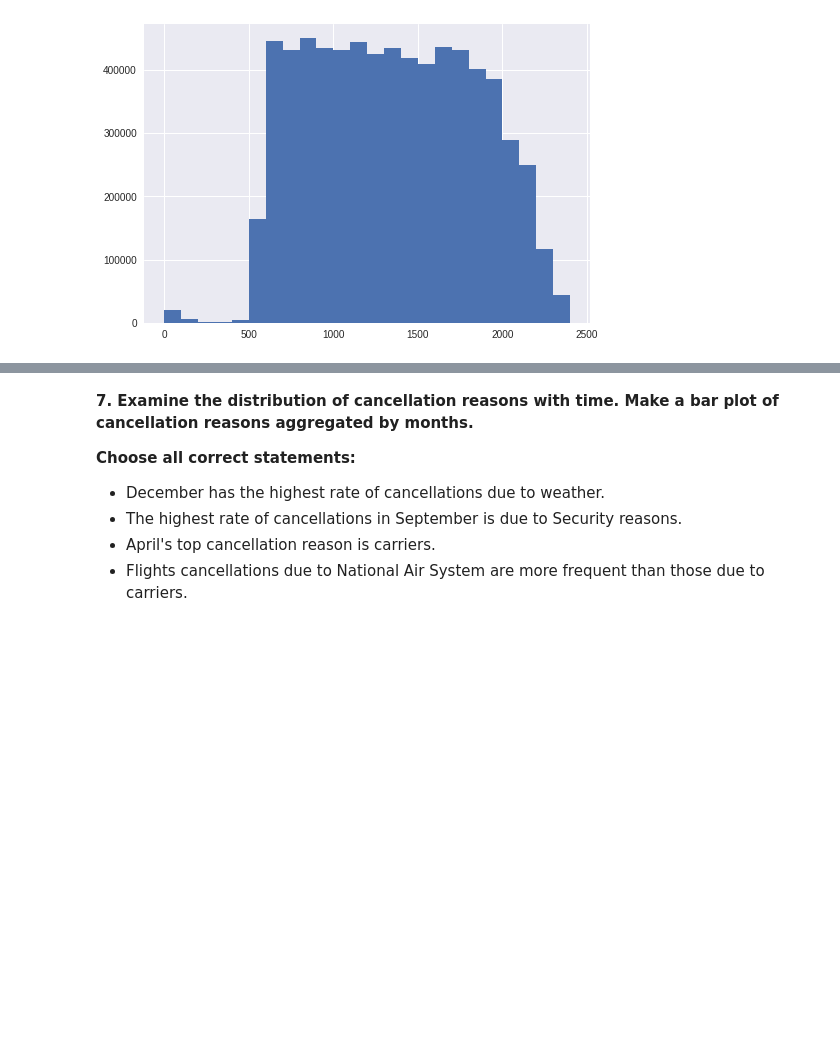
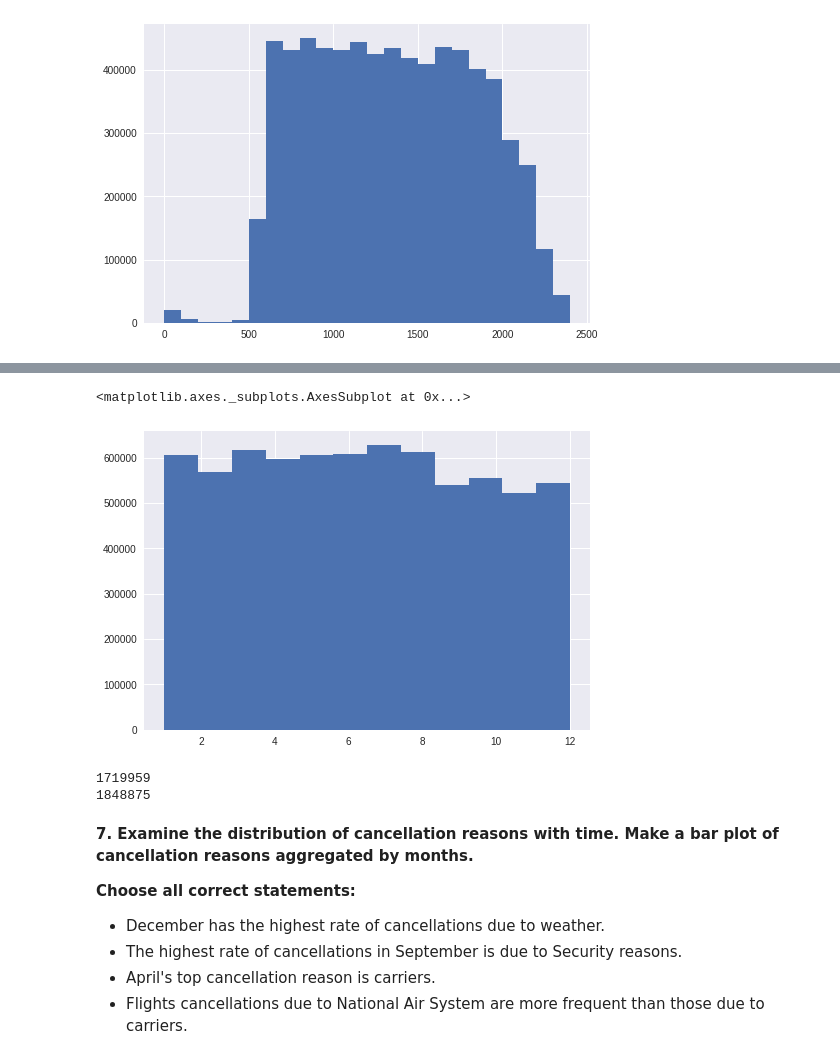
Before and after one commit to JacksonIsaac/colab_notebooks, a Jupyter notebook: [mlcourse_ai]assignment2_USA_flights.ipynb, the cells around one changed output, grey strips where cells are left out. Cells and saved outputs as stored; diff of their text form; code cells hidden in the pictures; blank space fills up the shorter version.

```diff
--- a/[mlcourse_ai]assignment2_USA_flights.ipynb
+++ b/[mlcourse_ai]assignment2_USA_flights.ipynb
@@ -527,0 +542,5 @@ flights_df['DepTime'].hist(bins=24)
+# %%
+flights_df['Month'].hist(bins=12)
+# %% [output]
+<matplotlib.axes._subplots.AxesSubplot at 0x...>
+[figure, added]
@@ -528,3 +553,9 @@ flights_df['DepTime'].hist(bins=24)
+# %%
+print(flights_in_winter)
+print(flights_in_summer)
+# %% [output]
+1719959
+1848875
 # %% [markdown]
 **7. Examine the distribution of cancellation reasons with time. Make a bar plot of cancellation reasons aggregated by months.**
 
```
Also changed, not shown: parts of 7 cells of this notebook.
